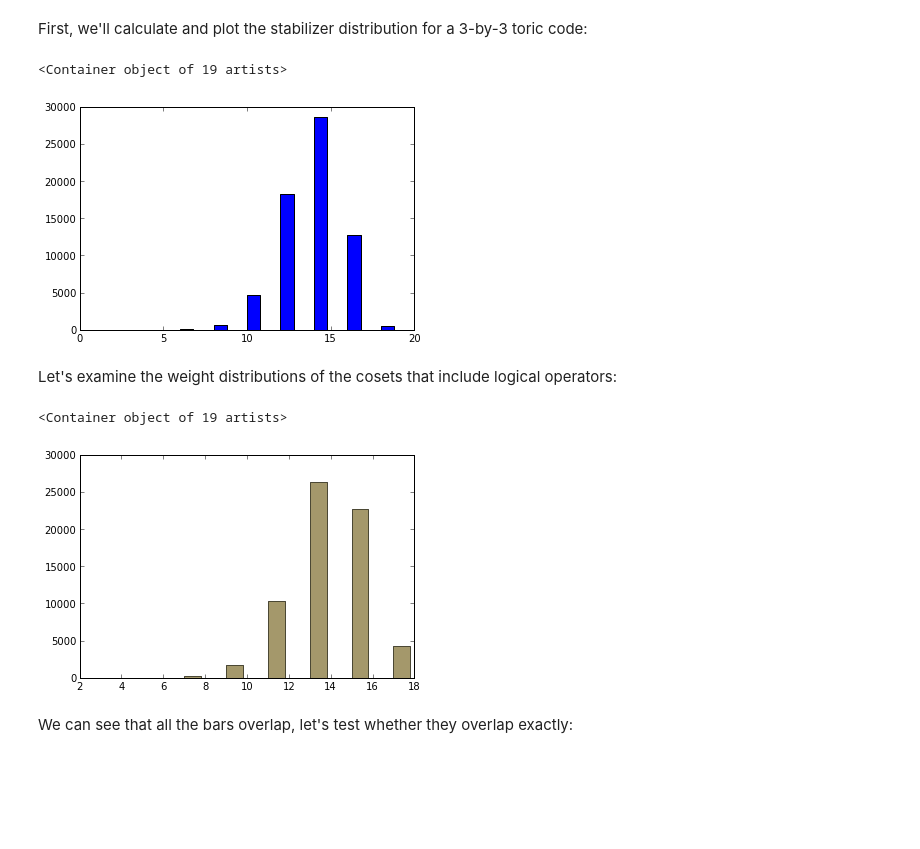
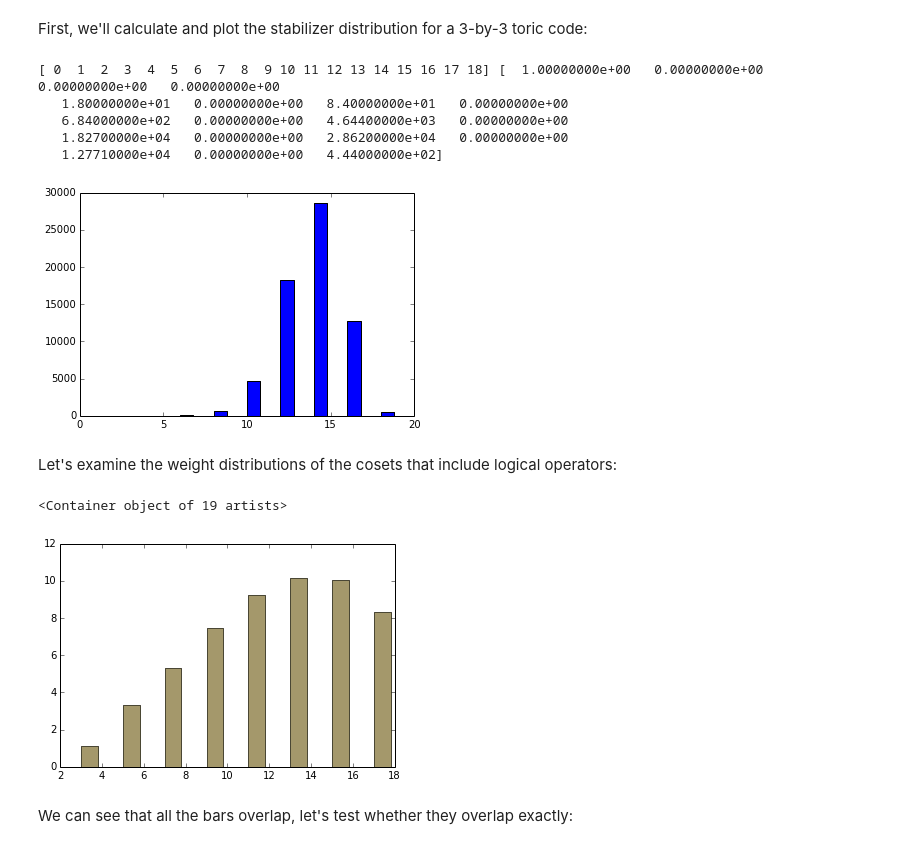
Before and after one commit to bcriger/deqodr, a Jupyter notebook: examples/Weight Distributions.ipynb, the cells around one changed output. Cells and saved outputs as stored; diff of their text form; code cells hidden in the pictures; blank space fills up the shorter version.

```diff
--- a/examples/Weight Distributions.ipynb
+++ b/examples/Weight Distributions.ipynb
@@ -13,9 +13,14 @@ small_code = dq.toric_code(3)
 stab_count, stab_wts = dq.coset_hist(small_code)
 # %%
 pylab.bar(stab_wts, stab_count)
+print stab_wts, stab_count
 # %% [output]
-<Container object of 19 artists>
+[ 0  1  2  3  4  5  6  7  8  9 10 11 12 13 14 15 16 17 18] [  1.00000000e+00   0.00000000e+00   0.00000000e+00   0.00000000e+00
+   1.80000000e+01   0.00000000e+00   8.40000000e+01   0.00000000e+00
+   6.84000000e+02   0.00000000e+00   4.64400000e+03   0.00000000e+00
+   1.82700000e+04   0.00000000e+00   2.86200000e+04   0.00000000e+00
+   1.27710000e+04   0.00000000e+00   4.44000000e+02]
-[figure, old version]
+[figure, new version]
 # %% [markdown]
 Let's examine the weight distributions of the cosets that include logical operators:
 # %%
@@ -28,13 +33,13 @@ z_0_count, z_0_wts = dq.coset_hist(small_code, z_0)
 z_1_count, z_1_wts = dq.coset_hist(small_code, z_1)
 # %%
 ax = pylab.subplot(111)
-ax.bar(x_0_wts, x_0_count, color='b', alpha=0.25)
-ax.bar(x_1_wts, x_1_count, color='r', alpha=0.25)
-ax.bar(z_0_wts, z_0_count, color='g', alpha=0.25)
-ax.bar(z_1_wts, z_1_count, color='y', alpha=0.25)
+ax.bar(x_0_wts, np.log(x_0_count), color='b', alpha=0.25)
+ax.bar(x_1_wts, np.log(x_1_count), color='r', alpha=0.25)
+ax.bar(z_0_wts, np.log(z_0_count), color='g', alpha=0.25)
+ax.bar(z_1_wts, np.log(z_1_count), color='y', alpha=0.25)
 # %% [output]
 <Container object of 19 artists>
-[figure, old version]
+[figure, new version]
 # %% [markdown]
 We can see that all the bars overlap, let's test whether they overlap exactly:
 # %%
```
